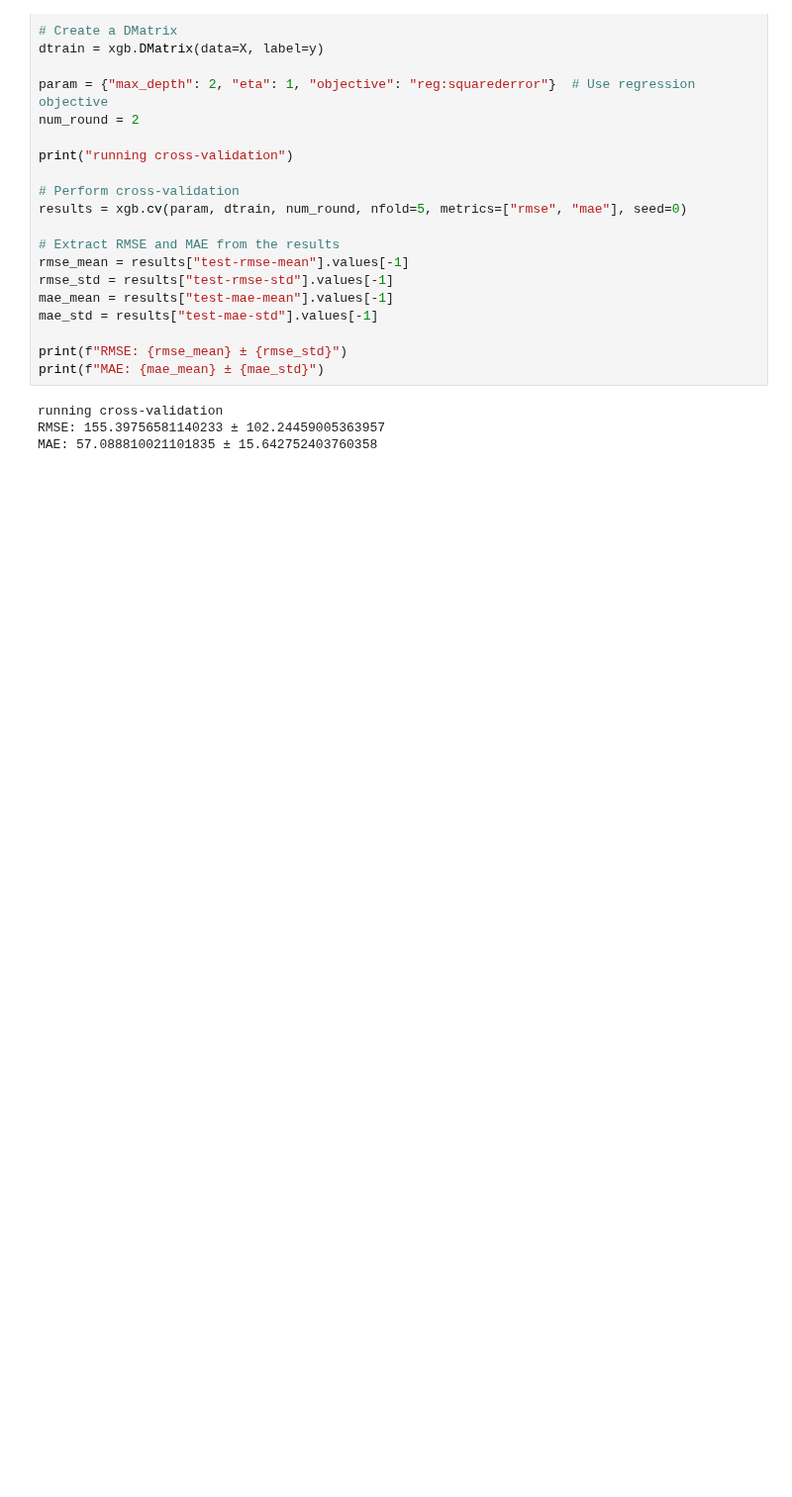
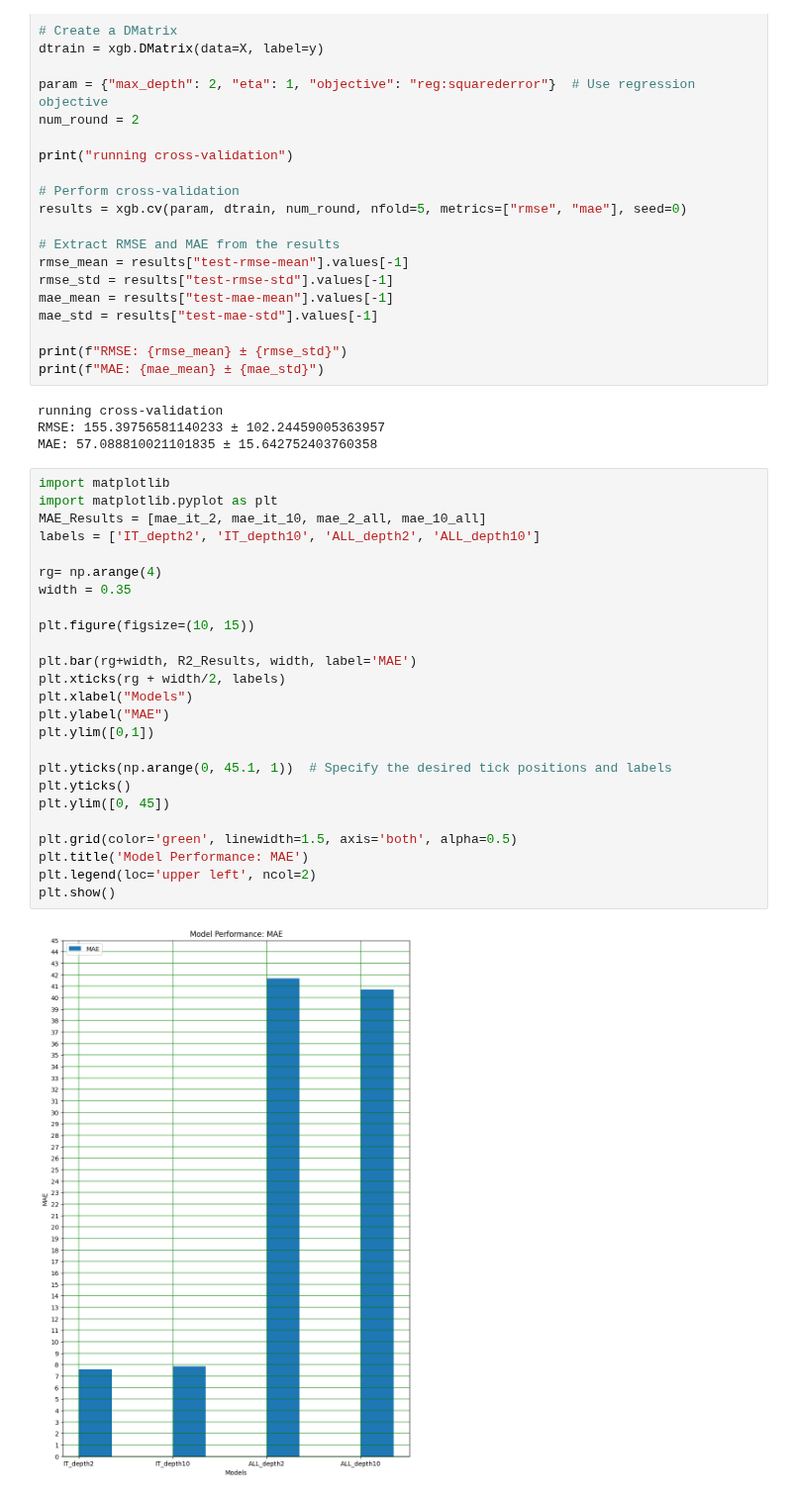
Before and after one commit to ktongk/BTT-JPMC-1, a Jupyter notebook: Anna/pricepred.ipynb, the cells around one changed output. Shown at 99% size. Saved outputs shown, nothing was run; the diff lists cells and outputs as text; blank space fills up the shorter version.

```diff
--- a/Anna/pricepred.ipynb
+++ b/Anna/pricepred.ipynb
@@ -467,3 +472,30 @@ print(f"MAE: {mae_mean} ± {mae_std}")
 running cross-validation
 RMSE: 155.39756581140233 ± 102.24459005363957
 MAE: 57.088810021101835 ± 15.642752403760358
+# %%
+import matplotlib
+import matplotlib.pyplot as plt
+MAE_Results = [mae_it_2, mae_it_10, mae_2_all, mae_10_all]
+labels = ['IT_depth2', 'IT_depth10', 'ALL_depth2', 'ALL_depth10']
+
+rg= np.arange(4)
+width = 0.35
+
+plt.figure(figsize=(10, 15))
+
+plt.bar(rg+width, R2_Results, width, label='MAE')
+plt.xticks(rg + width/2, labels)
+plt.xlabel("Models")
+plt.ylabel("MAE")
+plt.ylim([0,1])
+
+plt.yticks(np.arange(0, 45.1, 1))  # Specify the desired tick positions and labels
+plt.yticks()
+plt.ylim([0, 45])
+
+plt.grid(color='green', linewidth=1.5, axis='both', alpha=0.5)
+plt.title('Model Performance: MAE')
+plt.legend(loc='upper left', ncol=2)
+plt.show()
+# %% [output]
+[figure, added]
```
Also changed, not shown: parts of 4 cells of this notebook.
